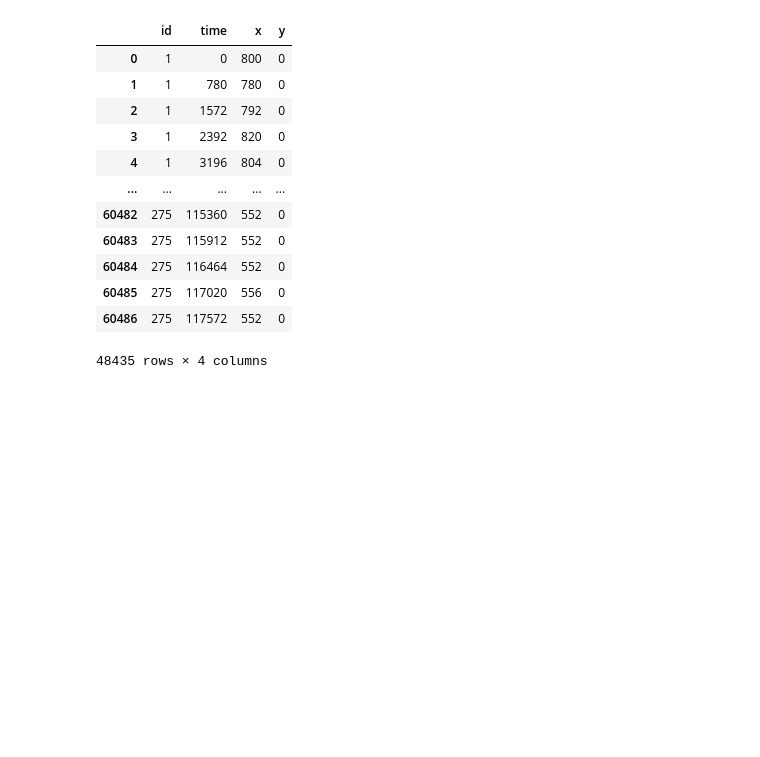
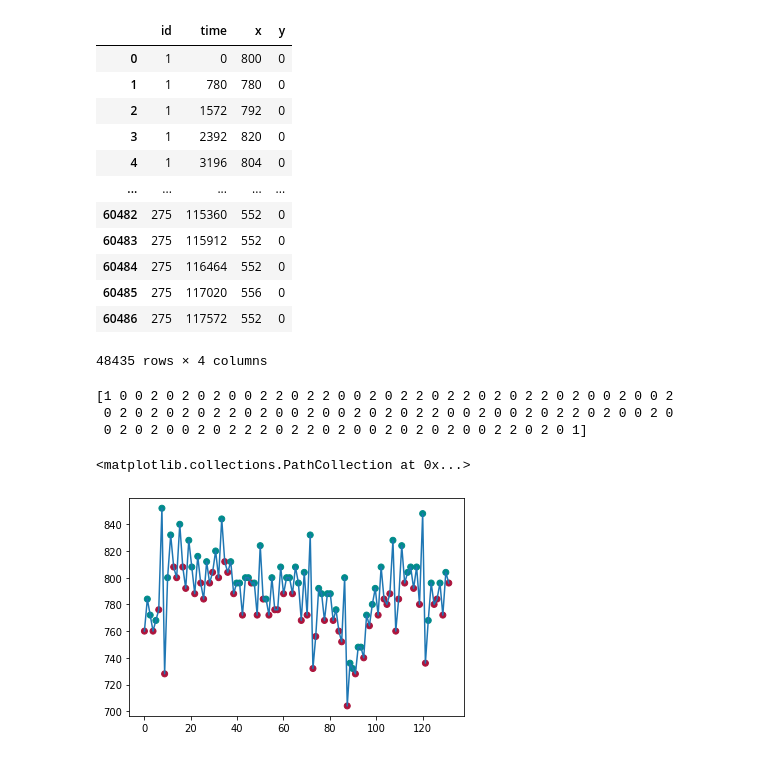
Before and after one commit to MuxauJL/CardioSpike, a Jupyter notebook: Data Analisys.ipynb, the cells around one changed output. Saved outputs shown, nothing was run; the diff lists cells and outputs as text; code cells hidden in the pictures; blank space fills up the shorter version.

```diff
--- a/Data Analisys.ipynb
+++ b/Data Analisys.ipynb
@@ -334,3 +286,36 @@ val_csv
 | 60485 | 275 | 117020 | 556 | 0 |
 | 60486 | 275 | 117572 | 552 | 0 |
 48435 rows × 4 columns
+# %%
+TIME_NORMALIZER = 624.0
+def get_angle(data):
+    data['time'] = data['time'] / TIME_NORMALIZER
+    p1_x = data['time'][:-2]
+    p2_x = data['time'][1:-1]
+    p3_x = data['time'][2:]
+
+    p1_y = data['ampl'][:-2]
+    p2_y = data['ampl'][1:-1]
+    p3_y = data['ampl'][2:]
+    result = np.arctan2(p3_y - p1_y, p3_x - p1_x) - \
+                np.arctan2(p2_y - p1_y, p2_x - p1_x)
+    result = np.concatenate([np.array([0.0]), result, np.array([0.0])], axis=0)
+    data['angle'] = result
+    return data
+# %%
+simple_data = get_simple_data(get_series_from_data(data, 3))
+# %%
+get_angle(simple_data)
+
+plt.plot(simple_data['time'], simple_data['ampl'])
+point_color = ['#008B8B', '#AC143C', '#AC143C']
+angle2color = (np.sign(simple_data['angle']) + 1). astype(int)
+print(angle2color)
+colors = [point_color[p] for p in angle2color]
+plt.scatter(simple_data['time'], simple_data['ampl'], c=colors)
+# %% [output]
+[1 0 0 2 0 2 0 2 0 0 2 2 0 2 2 0 0 2 0 2 2 0 2 2 0 2 0 2 2 0 2 0 0 2 0 0 2
+ 0 2 0 2 0 2 0 2 2 0 2 0 0 2 0 0 2 0 2 0 2 2 0 0 2 0 0 2 0 2 2 0 2 0 0 2 0
+ 0 2 0 2 0 0 2 0 2 2 2 0 2 2 0 2 0 0 2 0 2 0 2 0 0 2 2 0 2 0 1]
+<matplotlib.collections.PathCollection at 0x...>
+[figure, added]
```
Also changed, not shown: parts of 15 cells of this notebook, 8 other files.
